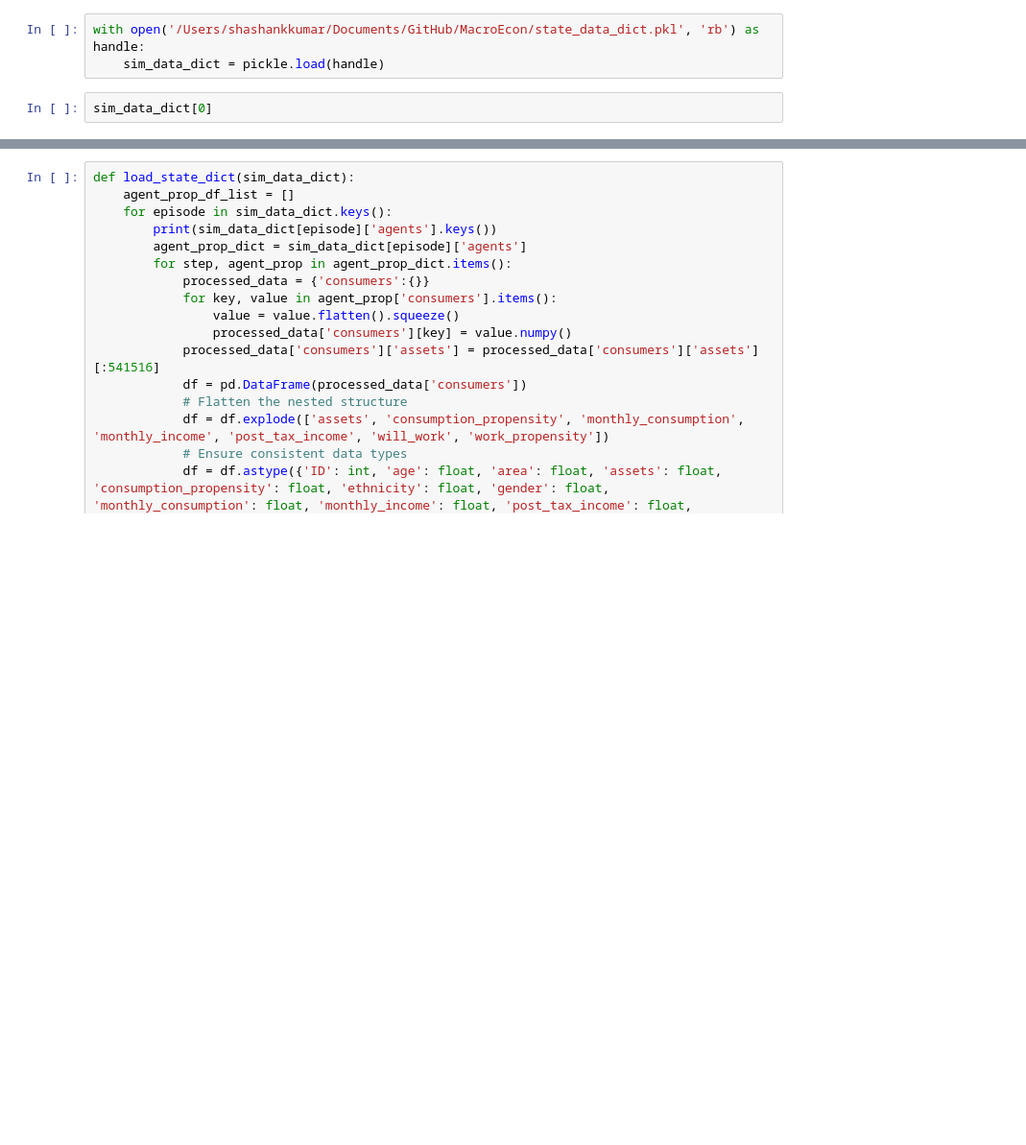
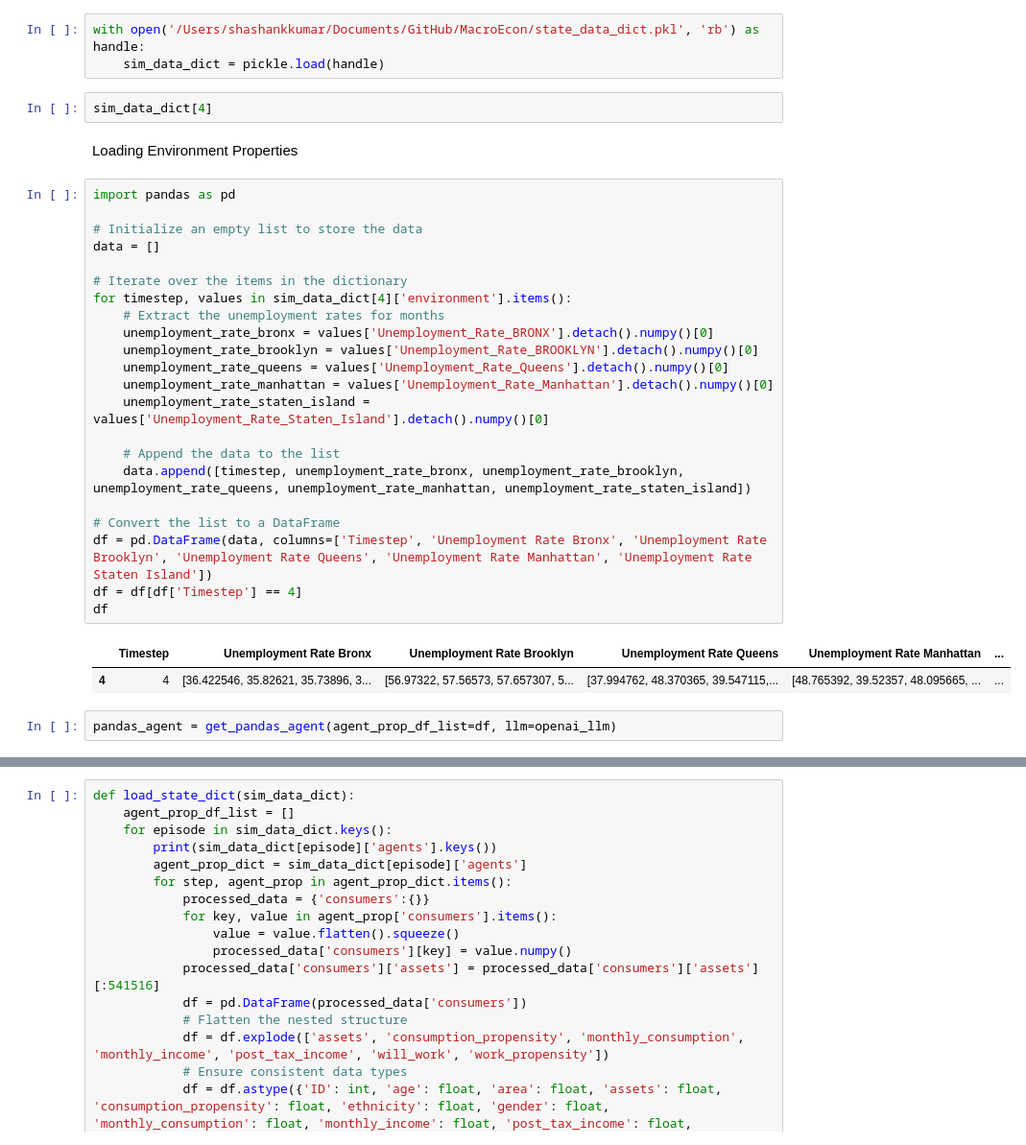
Before and after one commit to AgentTorch/AgentTorch, a Jupyter notebook: AgentTorch/AgentTorch/LLM/LLM_QA.ipynb, the cells around one changed output, grey strips where cells are left out. Shown at 96% size. Saved outputs shown, nothing was run; the diff lists cells and outputs as text; blank space fills up the shorter version.

```diff
--- a/AgentTorch/AgentTorch/LLM/LLM_QA.ipynb
+++ b/AgentTorch/AgentTorch/LLM/LLM_QA.ipynb
@@ -100,4 +109,33 @@ Load state variables and Initialise Pandas Agent
 with open('/Users/shashankkumar/Documents/GitHub/MacroEcon/state_data_dict.pkl', 'rb') as handle:
     sim_data_dict = pickle.load(handle)
 # %%
-sim_data_dict[0]
+sim_data_dict[4]
+# %% [markdown]
+Loading Environment Properties
+# %%
+import pandas as pd
+
+# Initialize an empty list to store the data
+data = []
+
+# Iterate over the items in the dictionary
+for timestep, values in sim_data_dict[4]['environment'].items():
+    # Extract the unemployment rates for months
+    unemployment_rate_bronx = values['Unemployment_Rate_BRONX'].detach().numpy()[0]
+    unemployment_rate_brooklyn = values['Unemployment_Rate_BROOKLYN'].detach().numpy()[0]
+    unemployment_rate_queens = values['Unemployment_Rate_Queens'].detach().numpy()[0]
+    unemployment_rate_manhattan = values['Unemployment_Rate_Manhattan'].detach().numpy()[0]
+    unemployment_rate_staten_island = values['Unemployment_Rate_Staten_Island'].detach().numpy()[0]
+
+    # Append the data to the list
+    data.append([timestep, unemployment_rate_bronx, unemployment_rate_brooklyn, unemployment_rate_queens, unemployment_rate_manhattan, unemployment_rate_staten_island])
+
+# Convert the list to a DataFrame
+df = pd.DataFrame(data, columns=['Timestep', 'Unemployment Rate Bronx', 'Unemployment Rate Brooklyn', 'Unemployment Rate Queens', 'Unemployment Rate Manhattan', 'Unemployment Rate Staten Island'])
+df = df[df['Timestep'] == 4]
+df
+# %% [output]
+|  | Timestep | Unemployment Rate Bronx | Unemployment Rate Brooklyn | Unemployment Rate Queens | Unemployment Rate Manhattan | ... |
+| 4 | 4 | [36.422546, 35.82621, 35.73896, 3... | [56.97322, 57.56573, 57.657307, 5... | [37.994762, 48.370365, 39.547115,... | [48.765392, 39.52357, 48.095665, ... | ... |
+# %%
+pandas_agent = get_pandas_agent(agent_prop_df_list=df, llm=openai_llm)
```
Also changed, not shown: parts of 5 cells of this notebook, 54 other files.
